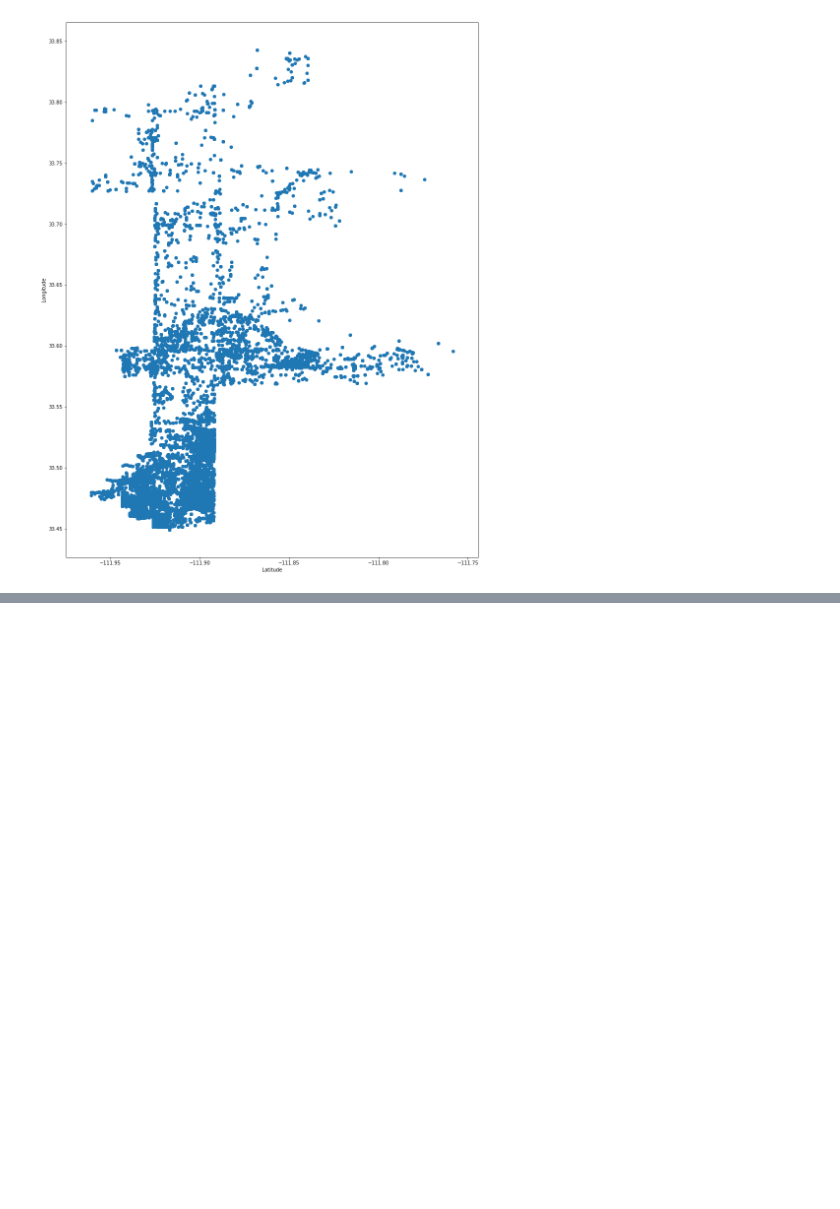
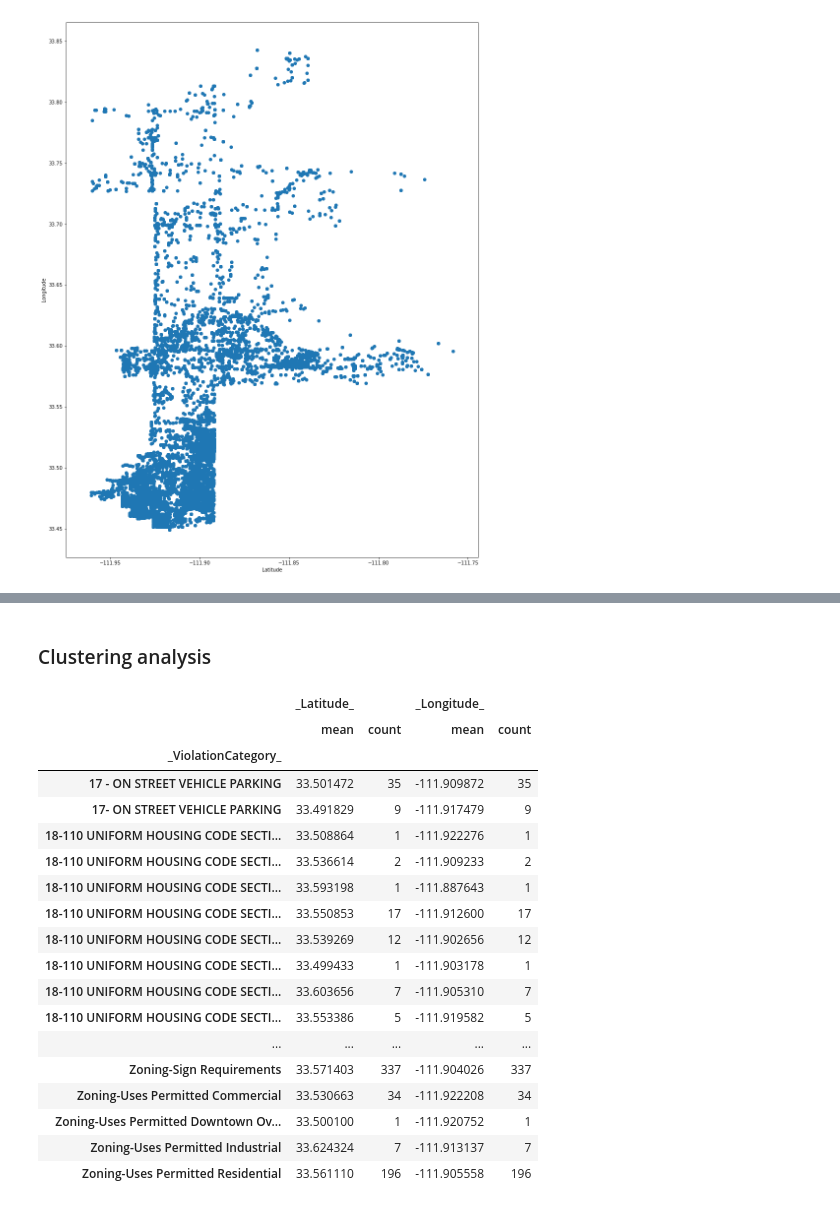
Before and after one commit to mrkjhsn/Planning-and-Development-Code-Violations-Scottsdale, a Jupyter notebook: Code_Violations_GIS_Projections.ipynb, the cells around one changed output, grey strips where cells are left out. Drawn from its saved outputs; the diff is of its cells as text; code cells hidden in the pictures; blank space fills up the shorter version.

```diff
--- a/Code_Violations_GIS_Projections.ipynb
+++ b/Code_Violations_GIS_Projections.ipynb
@@ -74,3 +77,29 @@ points = gv.Points(code_violations, ['_Longitude_', '_Latitude_'])
 (gv.tile_sources.Wikipedia * points).opts(width=650, height=650, tools=['hover'])
 # %% [output]
 [interactive output not drawn]
+# %% [markdown]
+### Clustering analysis
+# %%
+code_violations.groupby('_ViolationCategory_')['_Latitude_' , '_Longitude_'] \
+    .agg(['mean','count']) \
+#     .sort_values(by='_Longitude_', ascending=False)
+# %% [output]
+|  | _Latitude_ |  | _Longitude_ |  |
+|  | mean | count | mean | count |
+| _ViolationCategory_ |  |  |  |  |
+| 17 - ON STREET VEHICLE PARKING | 33.501472 | 35 | -111.909872 | 35 |
+| 17- ON STREET VEHICLE PARKING | 33.491829 | 9 | -111.917479 | 9 |
+| 18-110 UNIFORM HOUSING CODE SECTI... | 33.508864 | 1 | -111.922276 | 1 |
+| 18-110 UNIFORM HOUSING CODE SECTI... | 33.536614 | 2 | -111.909233 | 2 |
+| 18-110 UNIFORM HOUSING CODE SECTI... | 33.593198 | 1 | -111.887643 | 1 |
+| 18-110 UNIFORM HOUSING CODE SECTI... | 33.550853 | 17 | -111.912600 | 17 |
+| 18-110 UNIFORM HOUSING CODE SECTI... | 33.539269 | 12 | -111.902656 | 12 |
+| 18-110 UNIFORM HOUSING CODE SECTI... | 33.499433 | 1 | -111.903178 | 1 |
+| 18-110 UNIFORM HOUSING CODE SECTI... | 33.603656 | 7 | -111.905310 | 7 |
+| 18-110 UNIFORM HOUSING CODE SECTI... | 33.553386 | 5 | -111.919582 | 5 |
+| ... | ... | ... | ... | ... |
+| Zoning-Sign Requirements | 33.571403 | 337 | -111.904026 | 337 |
+| Zoning-Uses Permitted Commercial | 33.530663 | 34 | -111.922208 | 34 |
+| Zoning-Uses Permitted Downtown Ov... | 33.500100 | 1 | -111.920752 | 1 |
+| Zoning-Uses Permitted Industrial | 33.624324 | 7 | -111.913137 | 7 |
+| Zoning-Uses Permitted Residential | 33.561110 | 196 | -111.905558 | 196 |
```
Also changed, not shown: parts of 1 cell of this notebook.
